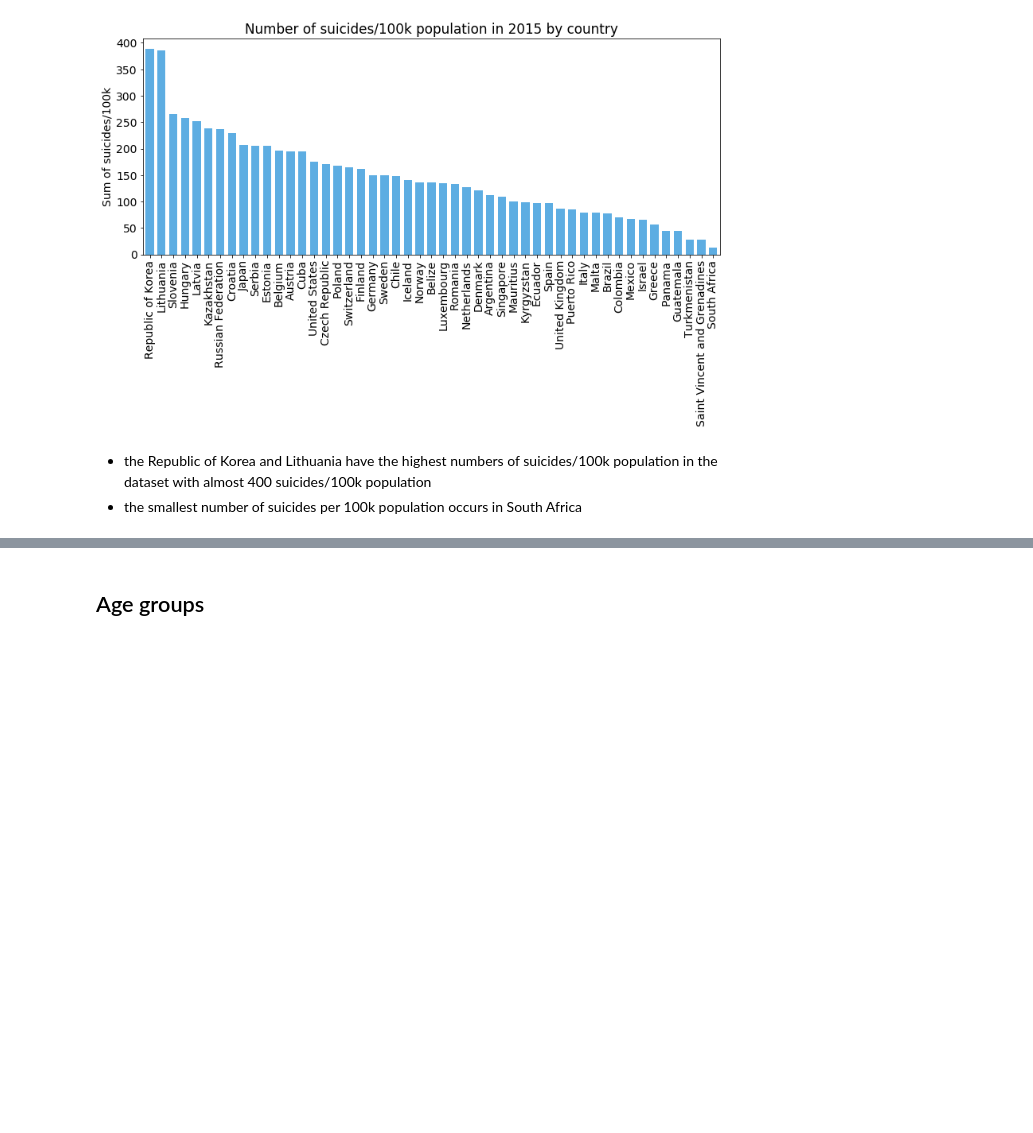
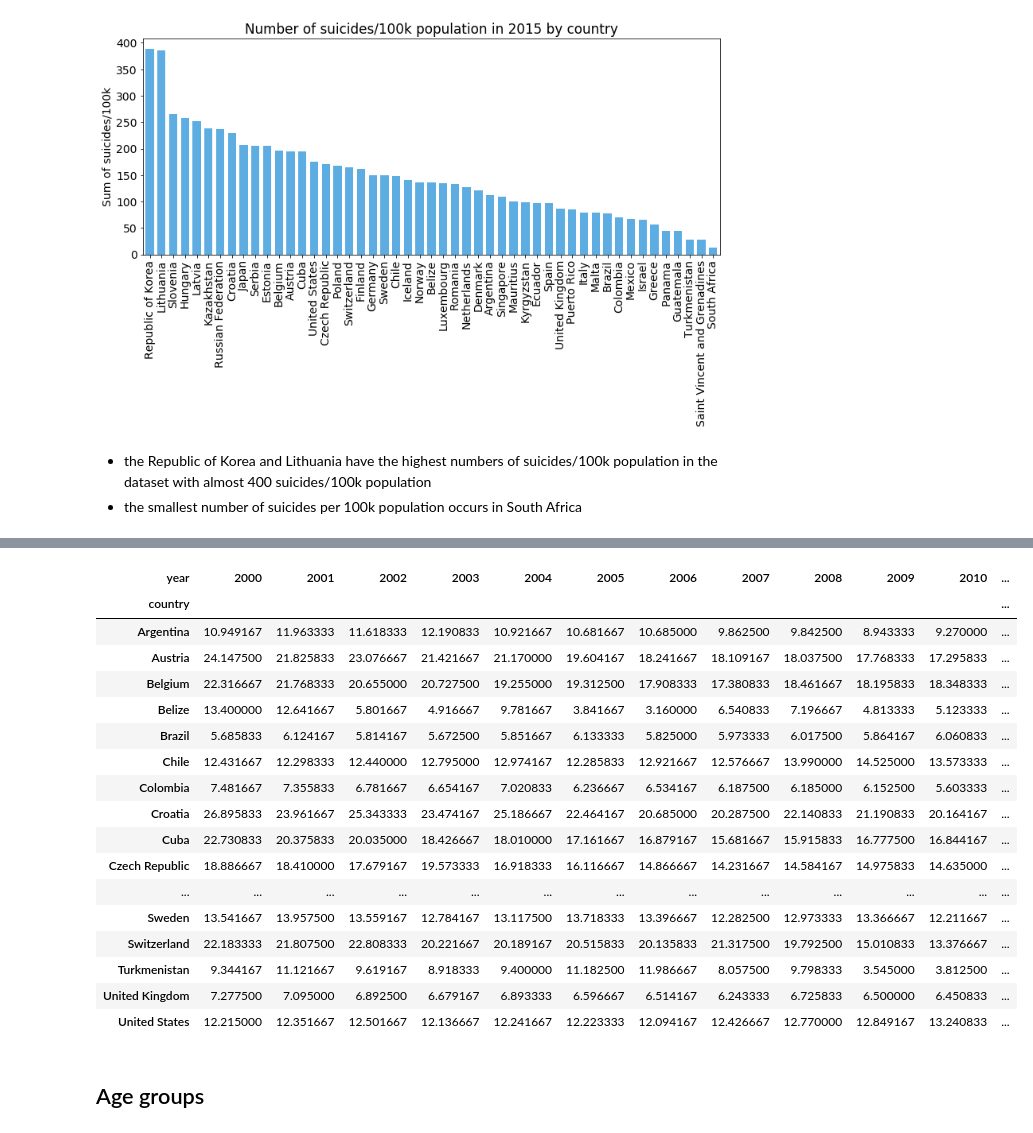
Before and after one commit to annalenaa/udacity_project_1, a Jupyter notebook: SuicideRatesAnalysis.ipynb, the cells around one changed output, grey strips where cells are left out. Drawn from its saved outputs; the diff is of its cells as text; code cells hidden in the pictures; blank space fills up the shorter version.

```diff
--- a/SuicideRatesAnalysis.ipynb
+++ b/SuicideRatesAnalysis.ipynb
@@ -25,7 +25,8 @@ import matplotlib.pyplot as plt
 %matplotlib inline
 # %%
 # open zip file with suicide rate data
-df = pd.read_csv('suicide-rates-overview-1985-to-2016.zip', compression='zip')
+#df = pd.read_csv('suicide-rates-overview-1985-to-2016.zip', compression='zip')
+df = pd.read_csv('master.csv')
 # %%
 df.head()
 # %% [output]
@@ -297,3 +368,24 @@ plt.title('Number of suicides/100k population in 2015 by country');
+# %%
+new_df.groupby(['year','country'])['suicides/100k pop'].mean().unstack('year')
+# %% [output]
+| year | 2000 | 2001 | 2002 | 2003 | 2004 | 2005 | 2006 | 2007 | 2008 | 2009 | 2010 | ... |
+| country |  |  |  |  |  |  |  |  |  |  |  | ... |
+| Argentina | 10.949167 | 11.963333 | 11.618333 | 12.190833 | 10.921667 | 10.681667 | 10.685000 | 9.862500 | 9.842500 | 8.943333 | 9.270000 | ... |
+| Austria | 24.147500 | 21.825833 | 23.076667 | 21.421667 | 21.170000 | 19.604167 | 18.241667 | 18.109167 | 18.037500 | 17.768333 | 17.295833 | ... |
+| Belgium | 22.316667 | 21.768333 | 20.655000 | 20.727500 | 19.255000 | 19.312500 | 17.908333 | 17.380833 | 18.461667 | 18.195833 | 18.348333 | ... |
+| Belize | 13.400000 | 12.641667 | 5.801667 | 4.916667 | 9.781667 | 3.841667 | 3.160000 | 6.540833 | 7.196667 | 4.813333 | 5.123333 | ... |
+| Brazil | 5.685833 | 6.124167 | 5.814167 | 5.672500 | 5.851667 | 6.133333 | 5.825000 | 5.973333 | 6.017500 | 5.864167 | 6.060833 | ... |
+| Chile | 12.431667 | 12.298333 | 12.440000 | 12.795000 | 12.974167 | 12.285833 | 12.921667 | 12.576667 | 13.990000 | 14.525000 | 13.573333 | ... |
+| Colombia | 7.481667 | 7.355833 | 6.781667 | 6.654167 | 7.020833 | 6.236667 | 6.534167 | 6.187500 | 6.185000 | 6.152500 | 5.603333 | ... |
+| Croatia | 26.895833 | 23.961667 | 25.343333 | 23.474167 | 25.186667 | 22.464167 | 20.685000 | 20.287500 | 22.140833 | 21.190833 | 20.164167 | ... |
+| Cuba | 22.730833 | 20.375833 | 20.035000 | 18.426667 | 18.010000 | 17.161667 | 16.879167 | 15.681667 | 15.915833 | 16.777500 | 16.844167 | ... |
+| Czech Republic | 18.886667 | 18.410000 | 17.679167 | 19.573333 | 16.918333 | 16.116667 | 14.866667 | 14.231667 | 14.584167 | 14.975833 | 14.635000 | ... |
+| ... | ... | ... | ... | ... | ... | ... | ... | ... | ... | ... | ... | ... |
+| Sweden | 13.541667 | 13.957500 | 13.559167 | 12.784167 | 13.117500 | 13.718333 | 13.396667 | 12.282500 | 12.973333 | 13.366667 | 12.211667 | ... |
+| Switzerland | 22.183333 | 21.807500 | 22.808333 | 20.221667 | 20.189167 | 20.515833 | 20.135833 | 21.317500 | 19.792500 | 15.010833 | 13.376667 | ... |
+| Turkmenistan | 9.344167 | 11.121667 | 9.619167 | 8.918333 | 9.400000 | 11.182500 | 11.986667 | 8.057500 | 9.798333 | 3.545000 | 3.812500 | ... |
+| United Kingdom | 7.277500 | 7.095000 | 6.892500 | 6.679167 | 6.893333 | 6.596667 | 6.514167 | 6.243333 | 6.725833 | 6.500000 | 6.450833 | ... |
+| United States | 12.215000 | 12.351667 | 12.501667 | 12.136667 | 12.241667 | 12.223333 | 12.094167 | 12.426667 | 12.770000 | 12.849167 | 13.240833 | ... |
 # %% [markdown]
 ## Age groups
 # %%
```
Also changed, not shown: parts of 8 cells of this notebook.
